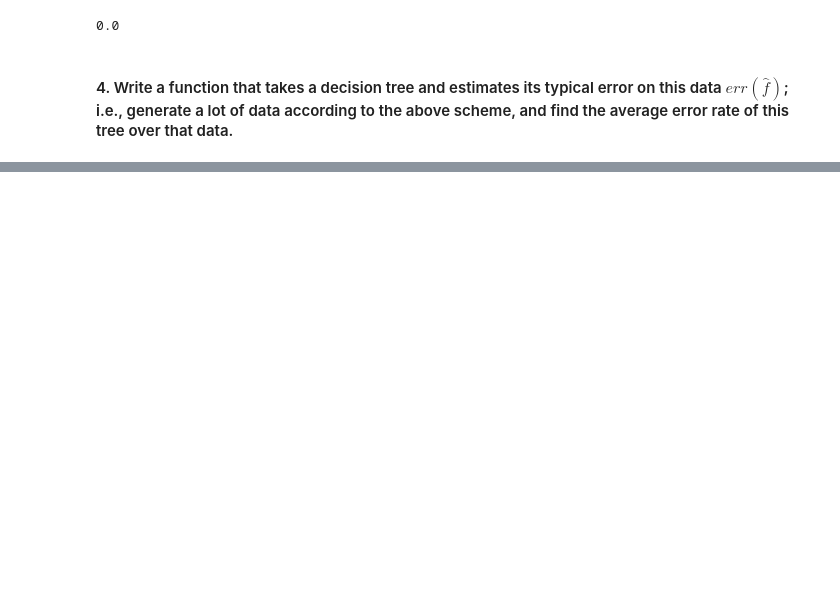
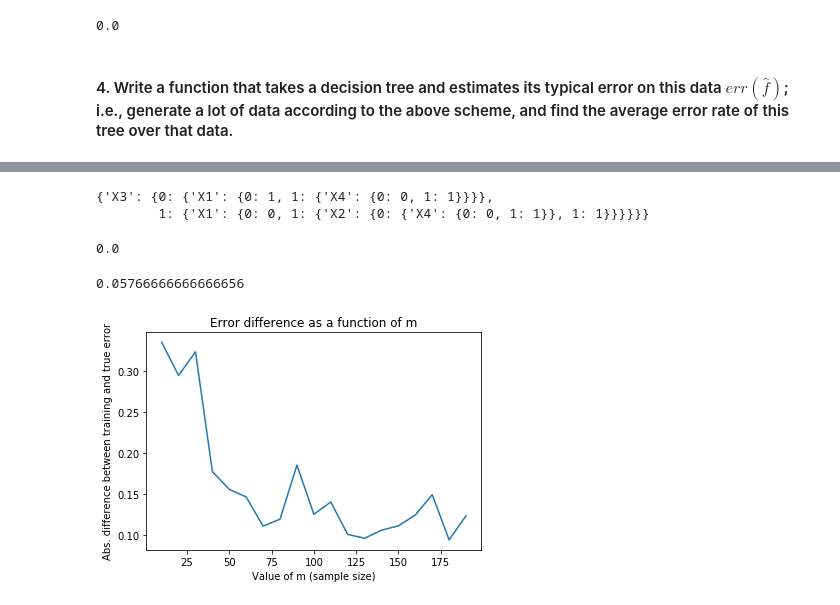
Before and after one commit to vedantc6/CS536_MachineLearning, a Jupyter notebook: Assignment2/hw2_DecisionTrees.ipynb, the cells around one changed output, grey strips where cells are left out. Cells and saved outputs as stored; diff of their text form; code cells hidden in the pictures; blank space fills up the shorter version.

```diff
--- a/Assignment2/hw2_DecisionTrees.ipynb
+++ b/Assignment2/hw2_DecisionTrees.ipynb
@@ -291,0 +364,20 @@ generate_data_varied_m()
+# %%
+tree_gini = dt.build_tree(train_data, "gini index")
+pprint.pprint(tree_gini)
+# %% [output]
+{'X3': {0: {'X1': {0: 1, 1: {'X4': {0: 0, 1: 1}}}},
+        1: {'X1': {0: 0, 1: {'X2': {0: {'X4': {0: 0, 1: 1}}, 1: 1}}}}}}
+# %%
+error = dt.fit(train_data, tree_gini)
+error
+# %% [output]
+0.0
+# %%
+typical_error = dt.generate_data_and_typical_error(tree_gini, k, m)
+typical_error
+# %% [output]
+0.05766666666666656
+# %%
+errors_gi, x_axis = generate_data_varied_m("gini index")
+# %% [output]
+[figure, added]
```
Also changed, not shown: parts of 21 cells of this notebook, 2 other files.
